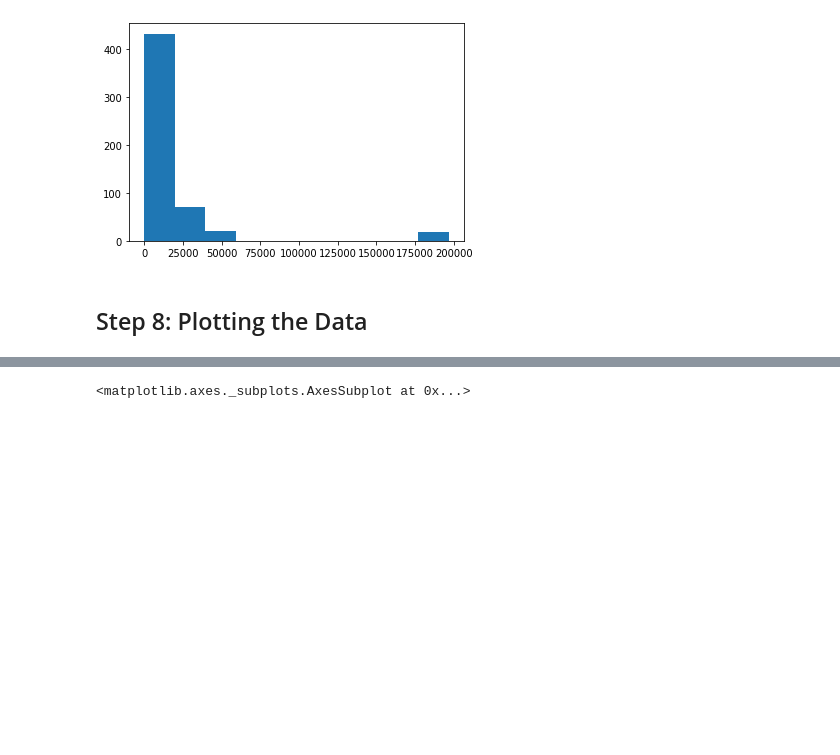
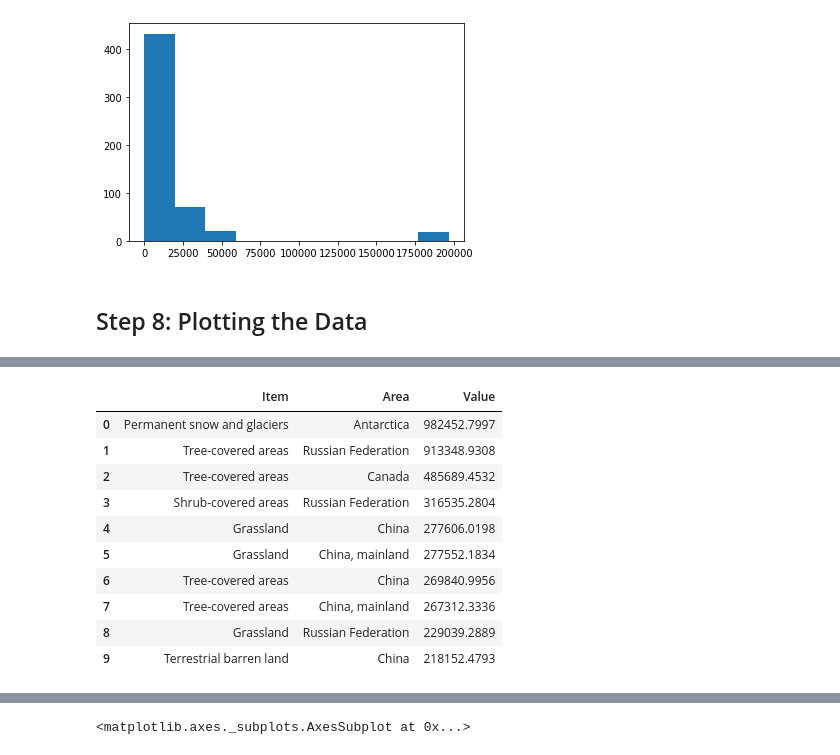
Before and after one commit to malikhassan016/HP-Z-UNFOLD, a Jupyter notebook: EDA_Land_Coverage.ipynb, the cells around one changed output, grey strips where cells are left out. Saved outputs shown, nothing was run; the diff lists cells and outputs as text; code cells hidden in the pictures; blank space fills up the shorter version.

```diff
--- a/EDA_Land_Coverage.ipynb
+++ b/EDA_Land_Coverage.ipynb
@@ -271,0 +429,16 @@ plt.show()
+# %%
+df_top = df_top[df_top["Year"] == 2018]
+df2018 = df_top.groupby(["Item","Area"])["Value"].sum().sort_values(ascending=False).reset_index().head(10)
+df2018.head(10)
+# %% [output]
+|  | Item | Area | Value |
+| 0 | Permanent snow and glaciers | Antarctica | 982452.7997 |
+| 1 | Tree-covered areas | Russian Federation | 913348.9308 |
+| 2 | Tree-covered areas | Canada | 485689.4532 |
+| 3 | Shrub-covered areas | Russian Federation | 316535.2804 |
+| 4 | Grassland | China | 277606.0198 |
+| 5 | Grassland | China, mainland | 277552.1834 |
+| 6 | Tree-covered areas | China | 269840.9956 |
+| 7 | Tree-covered areas | China, mainland | 267312.3336 |
+| 8 | Grassland | Russian Federation | 229039.2889 |
+| 9 | Terrestrial barren land | China | 218152.4793 |
```
Also changed, not shown: parts of 29 cells of this notebook.
